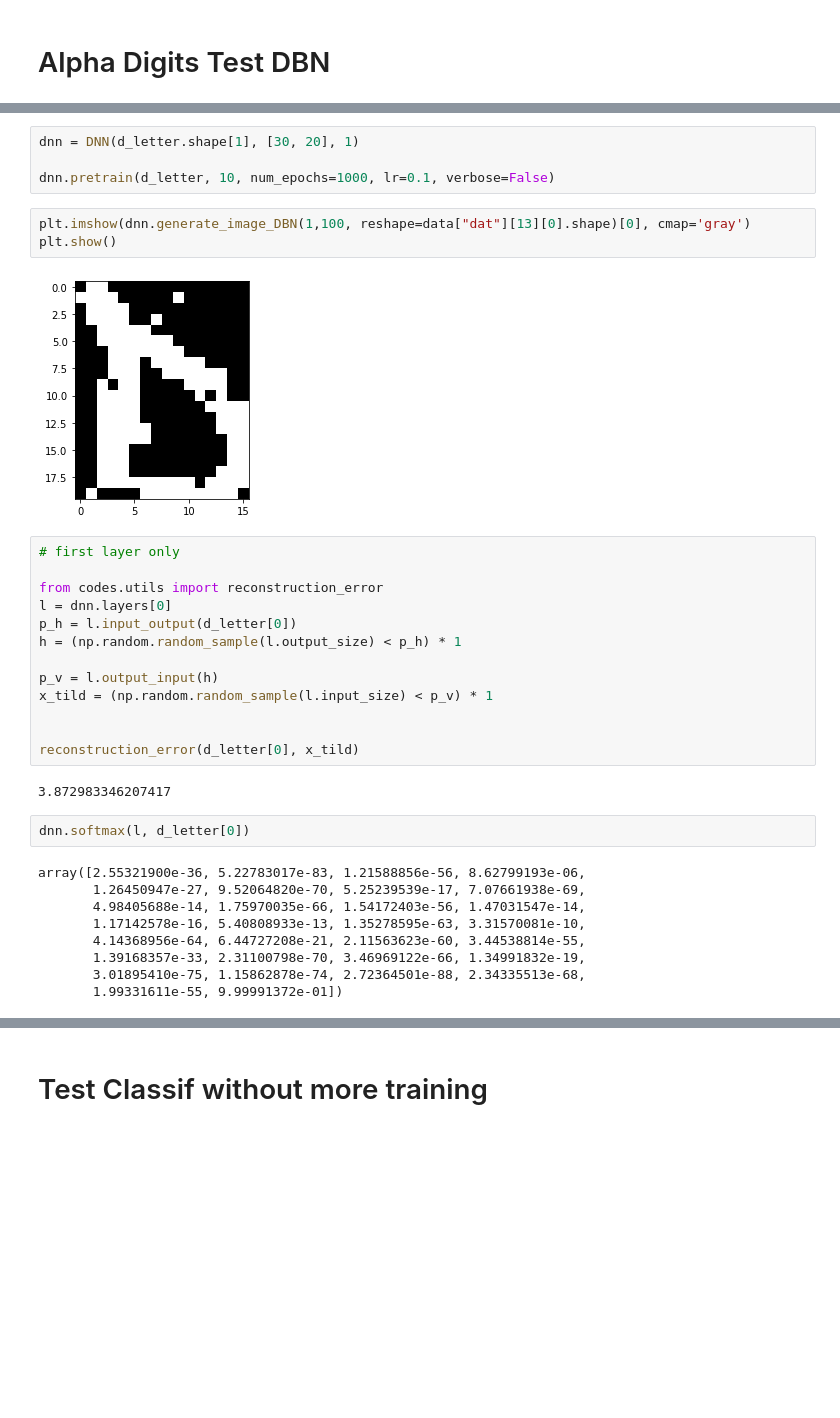
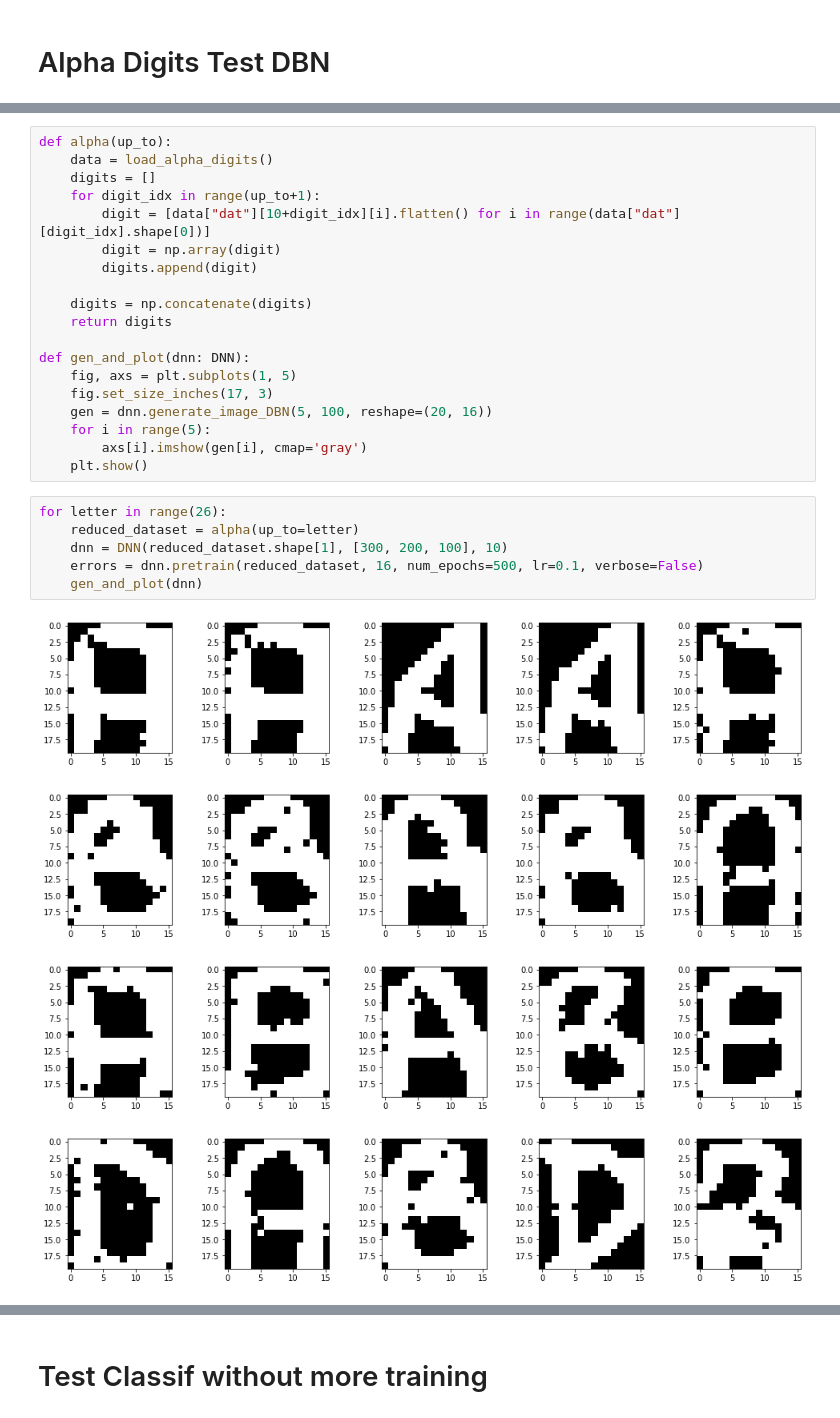
Before and after one commit to Matthieu-LORMEAU/rbm-project, a Jupyter notebook: notebooks/Test DNN alpha_digits.ipynb, the cells around one changed output, grey strips where cells are left out. Saved outputs shown, nothing was run; the diff lists cells and outputs as text; blank space fills up the shorter version.

```diff
--- a/notebooks/Test DNN alpha_digits.ipynb
+++ b/notebooks/Test DNN alpha_digits.ipynb
@@ -21,35 +12,30 @@ print(d_letter.shape)
-# %%
-dnn = DNN(d_letter.shape[1], [30, 20], 1)
-
-dnn.pretrain(d_letter, 10, num_epochs=1000, lr=0.1, verbose=False)
-# %%
-plt.imshow(dnn.generate_image_DBN(1,100, reshape=data["dat"][13][0].shape)[0], cmap='gray')
-plt.show()
-# %% [output]
-[figure, removed]
-# %%
-# first layer only
-
-from codes.utils import reconstruction_error
-l = dnn.layers[0]
-p_h = l.input_output(d_letter[0])
-h = (np.random.random_sample(l.output_size) < p_h) * 1
-
-p_v = l.output_input(h)
-x_tild = (np.random.random_sample(l.input_size) < p_v) * 1
-
-
-reconstruction_error(d_letter[0], x_tild)
-# %% [output]
-3.872983346207417
-# %%
-dnn.softmax(l, d_letter[0])
-# %% [output]
-array([2.55321900e-36, 5.22783017e-83, 1.21588856e-56, 8.62799193e-06,
-       1.26450947e-27, 9.52064820e-70, 5.25239539e-17, 7.07661938e-69,
-       4.98405688e-14, 1.75970035e-66, 1.54172403e-56, 1.47031547e-14,
-       1.17142578e-16, 5.40808933e-13, 1.35278595e-63, 3.31570081e-10,
-       4.14368956e-64, 6.44727208e-21, 2.11563623e-60, 3.44538814e-55,
-       1.39168357e-33, 2.31100798e-70, 3.46969122e-66, 1.34991832e-19,
-       3.01895410e-75, 1.15862878e-74, 2.72364501e-88, 2.34335513e-68,
-       1.99331611e-55, 9.99991372e-01])
+# %%
+def alpha(up_to):
+    data = load_alpha_digits()
+    digits = []
+    for digit_idx in range(up_to+1):
+        digit = [data["dat"][10+digit_idx][i].flatten() for i in range(data["dat"][digit_idx].shape[0])]
+        digit = np.array(digit)
+        digits.append(digit)
+
+    digits = np.concatenate(digits)
+    return digits
+
+def gen_and_plot(dnn: DNN):
+    fig, axs = plt.subplots(1, 5)
+    fig.set_size_inches(17, 3)
+    gen = dnn.generate_image_DBN(5, 100, reshape=(20, 16))
+    for i in range(5):
+        axs[i].imshow(gen[i], cmap='gray')
+    plt.show()
+# %%
+for letter in range(26):
+    reduced_dataset = alpha(up_to=letter)
+    dnn = DNN(reduced_dataset.shape[1], [300, 200, 100], 10)
+    errors = dnn.pretrain(reduced_dataset, 16, num_epochs=500, lr=0.1, verbose=False)
+    gen_and_plot(dnn)
+# %% [output]
+[figure, added]
+[figure, added]
+[figure, added]
+[figure, added]
```
Also changed, not shown: parts of 17 cells of this notebook, 2 other files.
